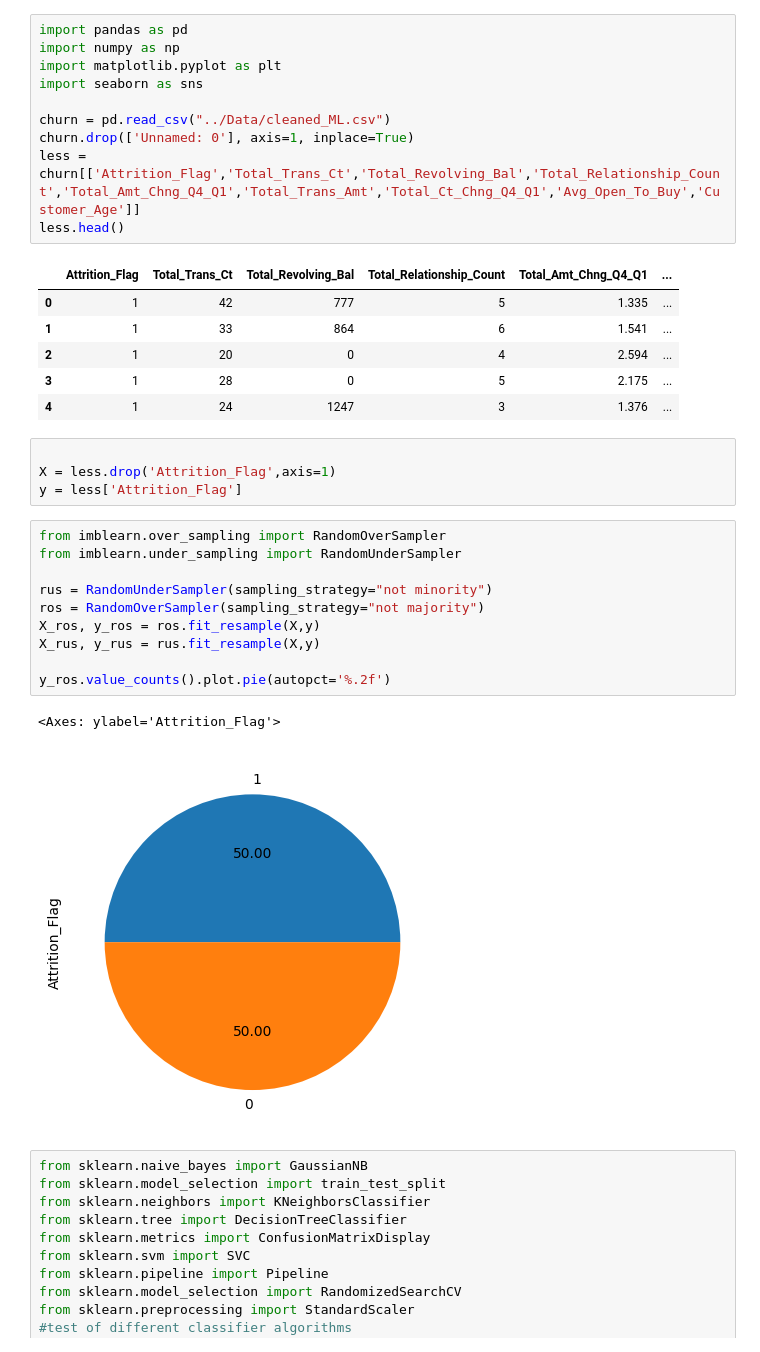
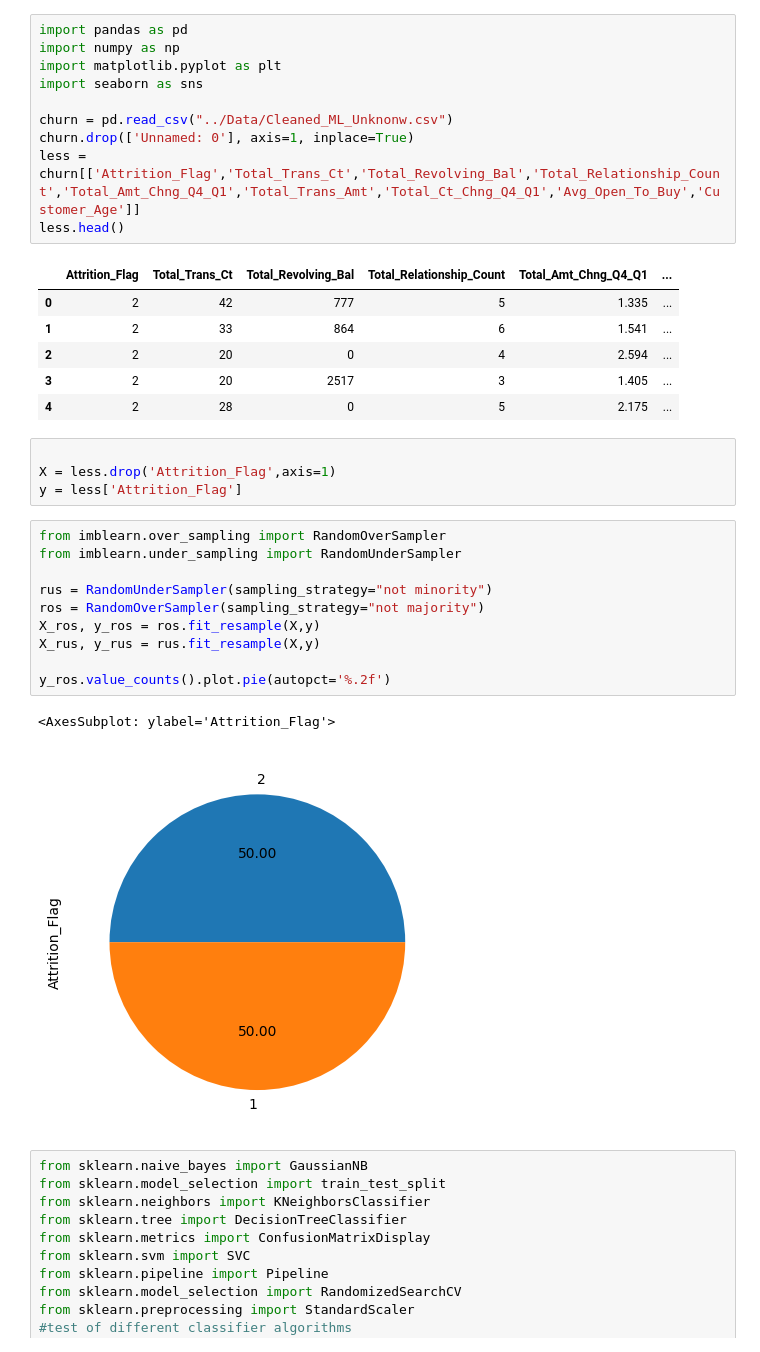
Before and after one commit to Yheloww/ChurnPredictionProject, a Jupyter notebook: ML/Notebook/classification.ipynb, the cells around one changed output. Saved outputs shown, nothing was run; the diff lists cells and outputs as text.

```diff
--- a/ML/Notebook/classification.ipynb
+++ b/ML/Notebook/classification.ipynb
@@ -1,20 +1,20 @@
 # %%
 import pandas as pd
 import numpy as np
 import matplotlib.pyplot as plt
 import seaborn as sns
 
-churn = pd.read_csv("../Data/cleaned_ML.csv")
+churn = pd.read_csv("../Data/Cleaned_ML_Unknonw.csv")
 churn.drop(['Unnamed: 0'], axis=1, inplace=True)
 less = churn[['Attrition_Flag','Total_Trans_Ct','Total_Revolving_Bal','Total_Relationship_Count','Total_Amt_Chng_Q4_Q1','Total_Trans_Amt','Total_Ct_Chng_Q4_Q1','Avg_Open_To_Buy','Customer_Age']]
 less.head()
 # %% [output]
 |  | Attrition_Flag | Total_Trans_Ct | Total_Revolving_Bal | Total_Relationship_Count | Total_Amt_Chng_Q4_Q1 | ... |
-| 0 | 1 | 42 | 777 | 5 | 1.335 | ... |
-| 1 | 1 | 33 | 864 | 6 | 1.541 | ... |
-| 2 | 1 | 20 | 0 | 4 | 2.594 | ... |
-| 3 | 1 | 28 | 0 | 5 | 2.175 | ... |
-| 4 | 1 | 24 | 1247 | 3 | 1.376 | ... |
+| 0 | 2 | 42 | 777 | 5 | 1.335 | ... |
+| 1 | 2 | 33 | 864 | 6 | 1.541 | ... |
+| 2 | 2 | 20 | 0 | 4 | 2.594 | ... |
+| 3 | 2 | 20 | 2517 | 3 | 1.405 | ... |
+| 4 | 2 | 28 | 0 | 5 | 2.175 | ... |
 # %%
 
 X = less.drop('Attrition_Flag',axis=1)
@@ -30,8 +30,8 @@ X_rus, y_rus = rus.fit_resample(X,y)
 
 y_ros.value_counts().plot.pie(autopct='%.2f')
 # %% [output]
-<Axes: ylabel='Attrition_Flag'>
+<AxesSubplot: ylabel='Attrition_Flag'>
-[figure, old version]
+[figure, new version]
 # %%
 from sklearn.naive_bayes import GaussianNB
 from sklearn.model_selection import train_test_split
```
Also changed, not shown: parts of 4 cells of this notebook, 16 other files.
